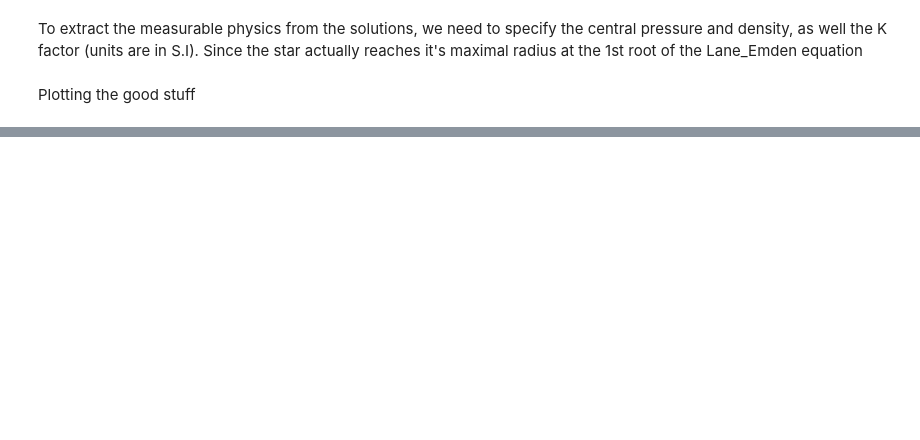
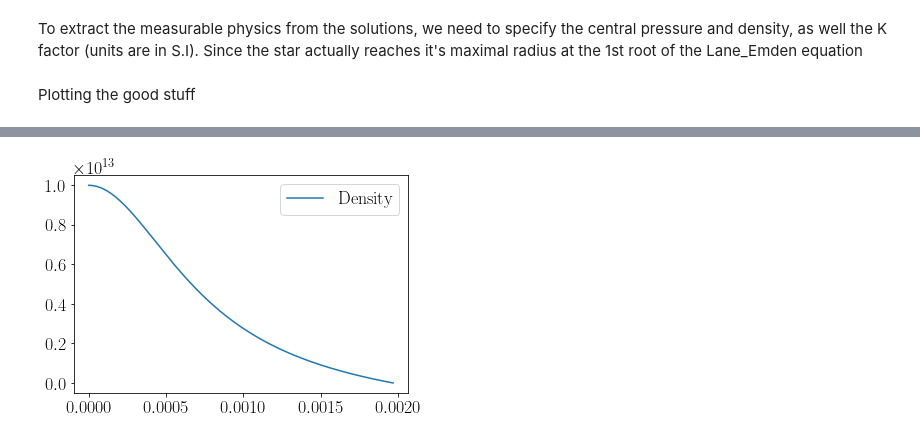
Before and after one commit to jaadt7/Lane_Emden, a Jupyter notebook: Lane-Emden.ipynb, the cells around one changed output, grey strips where cells are left out. Saved outputs shown, nothing was run; the diff lists cells and outputs as text; code cells hidden in the pictures; blank space fills up the shorter version.

```diff
--- a/Lane-Emden.ipynb
+++ b/Lane-Emden.ipynb
@@ -172,0 +194,7 @@ plt.show()
+# %%
+plt.figure()
+plt.plot(rad/r_sun,rho,label='Density')
+plt.legend()
+plt.show()
+# %% [output]
+[figure, added]
```
Also changed, not shown: parts of 5 cells of this notebook.
